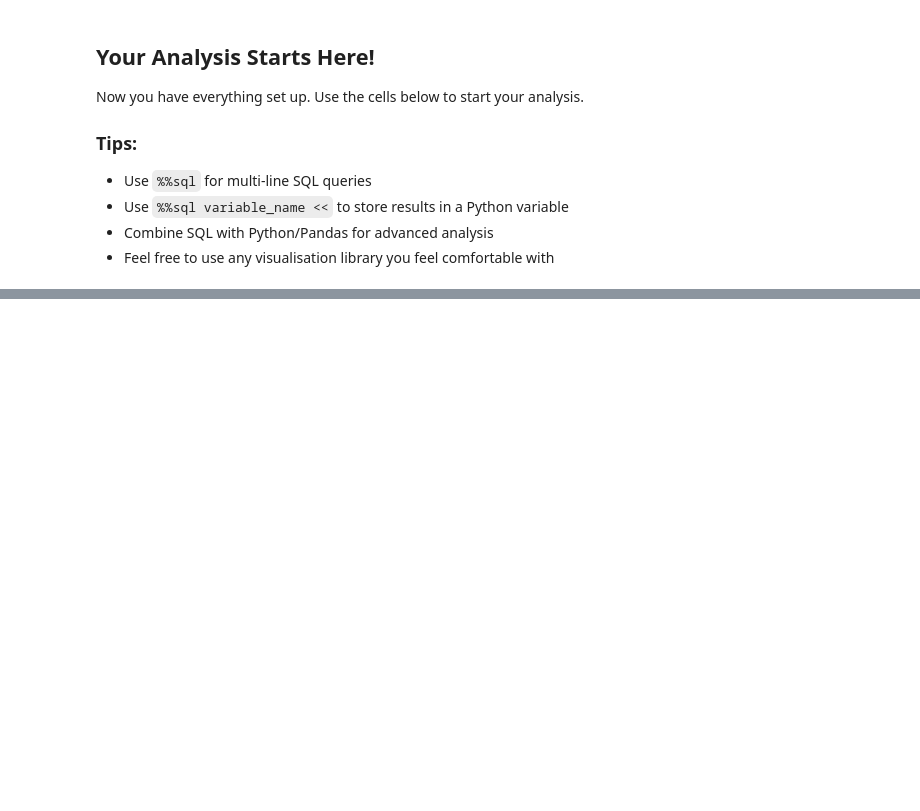
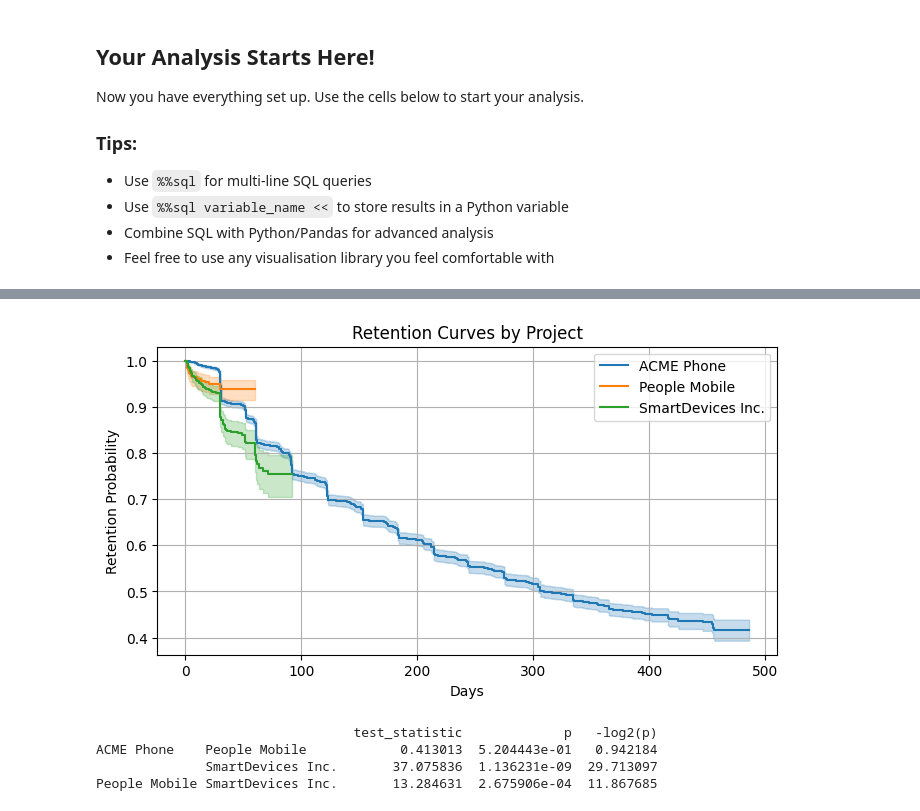
Before and after one commit to poldenziel/data-analyst-hiring, a Jupyter notebook: analysis.ipynb, the cells around one changed output, grey strips where cells are left out. Cells and saved outputs as stored; diff of their text form; code cells hidden in the pictures; blank space fills up the shorter version.

```diff
--- a/analysis.ipynb
+++ b/analysis.ipynb
@@ -79,0 +648,49 @@ Now you have everything set up. Use the cells below to start your analysis.
+# %%
+# df columns:
+#   time  - duration until event/censor
+#   event - 1 if event occurred, 0 if censored
+#   group - categorical group label
+
+# Change the subscription_df to match the expected df
+df = subscription_df[['subscription_period_days','is_churned', 'organization_name']]\
+    .rename(columns={
+        'subscription_period_days': 'time',
+        'is_churned': 'event',
+        'organization_name': 'group'
+    })
+df['event'] = df['event'].astype(int)
+
+kmf = KaplanMeierFitter()
+
+plt.figure(figsize=(8, 4))
+
+# Plot KM curve for each group
+for name, grouped_df in df.groupby("group"):
+    kmf.fit(
+        durations=grouped_df["time"],
+        event_observed=grouped_df["event"],
+        label=str(name)
+    )
+    kmf.plot()
+
+plt.title("Retention Curves by Project")
+plt.xlabel("Days")
+plt.ylabel("Retention Probability")
+plt.grid(True)
+plt.show()
+# plt.savefig('retention_curves.png')
+
+# Pairwise log-rank tests across all groups
+results = pairwise_logrank_test(
+    df["time"],
+    df["group"],
+    df["event"]
+)
+
+print(results.summary)
+# %% [output]
+[figure, added]
+                                 test_statistic             p   -log2(p)
+ACME Phone    People Mobile            0.413013  5.204443e-01   0.942184
+              SmartDevices Inc.       37.075836  1.136231e-09  29.713097
+People Mobile SmartDevices Inc.       13.284631  2.675906e-04  11.867685
```
Also changed, not shown: parts of 41 cells of this notebook, 4 other files.
